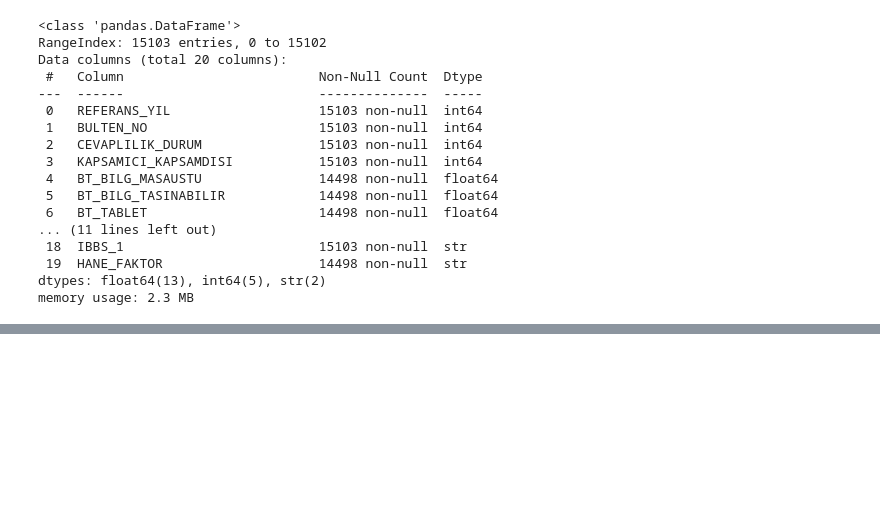
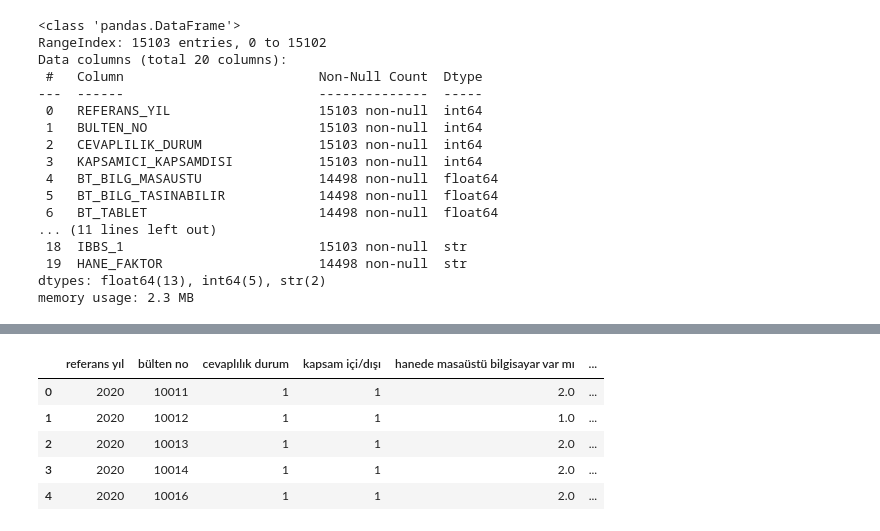
Before and after one commit to dilarasenay/hanehalki-bilisim-teknolojileri-tuik, a Jupyter notebook: 2020yilihane.ipynb, the cells around one changed output, grey strips where cells are left out. Drawn from its saved outputs; the diff is of its cells as text; code cells hidden in the pictures; blank space fills up the shorter version.

```diff
--- a/2020yilihane.ipynb
+++ b/2020yilihane.ipynb
@@ -31,0 +73,11 @@ memory usage: 2.3 MB
+# %%
+df.to_csv(r"C:\Users\dilara\Desktop\Hane halkı bilişim tüik\hane bilişim temiz veriler\2020temizhanebilişim.csv", index=False)
+aa = pd.read_csv(r"C:\Users\dilara\Desktop\Hane halkı bilişim tüik\hane bilişim temiz veriler\2020temizhanebilişim.csv")
+aa.head()
+# %% [output]
+|  | referans yıl | bülten no | cevaplılık durum | kapsam içi/dışı | hanede masaüstü bilgisayar var mı | ... |
+| 0 | 2020 | 10011 | 1 | 1 | 2.0 | ... |
+| 1 | 2020 | 10012 | 1 | 1 | 1.0 | ... |
+| 2 | 2020 | 10013 | 1 | 1 | 2.0 | ... |
+| 3 | 2020 | 10014 | 1 | 1 | 2.0 | ... |
+| 4 | 2020 | 10016 | 1 | 1 | 2.0 | ... |
```
Also changed, not shown: parts of 2 cells of this notebook, 1 other file.
